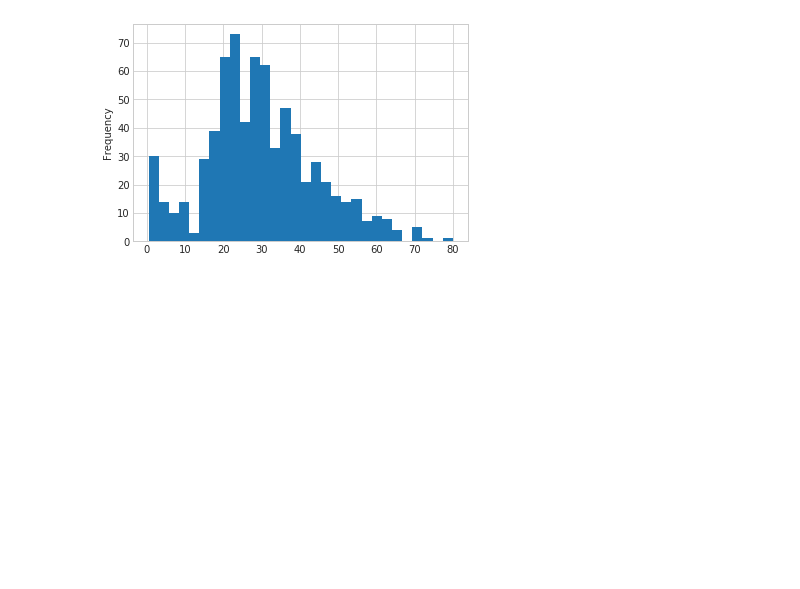
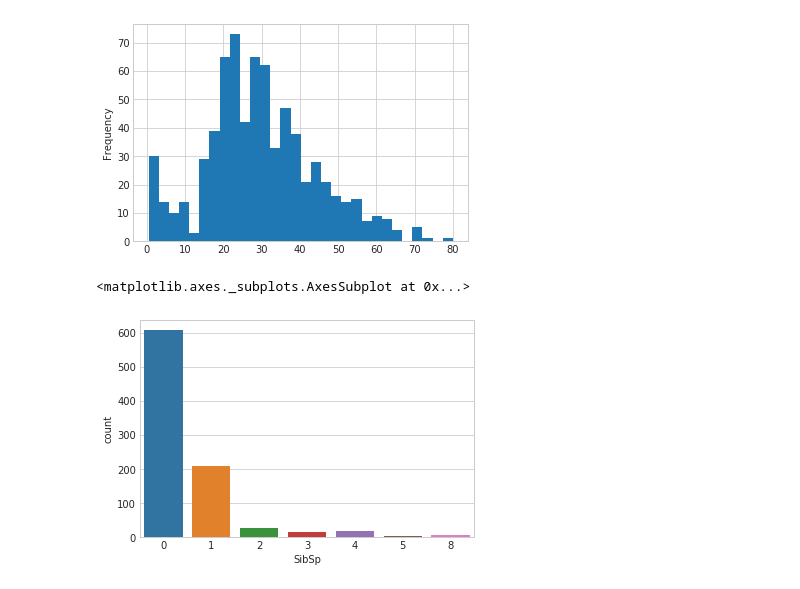
Before and after one commit to ohduran-attempts/data-science-review, a Jupyter notebook: Machine Learning/Logistic Regression/Logistic Regression.ipynb, the cells around one changed output. Cells and saved outputs as stored; diff of their text form; code cells hidden in the pictures; blank space fills up the shorter version.

```diff
--- a/Machine Learning/Logistic Regression/Logistic Regression.ipynb
+++ b/Machine Learning/Logistic Regression/Logistic Regression.ipynb
@@ -49,3 +49,8 @@ train['Age'].plot.hist(30)
 # %% [output]
 <matplotlib.axes._subplots.AxesSubplot at 0x...>
 [figure]
+# %%
+sns.countplot(x='SibSp', data=train)
+# %% [output]
+<matplotlib.axes._subplots.AxesSubplot at 0x...>
+[figure, added]
```
Also changed, not shown: parts of 8 cells of this notebook.
